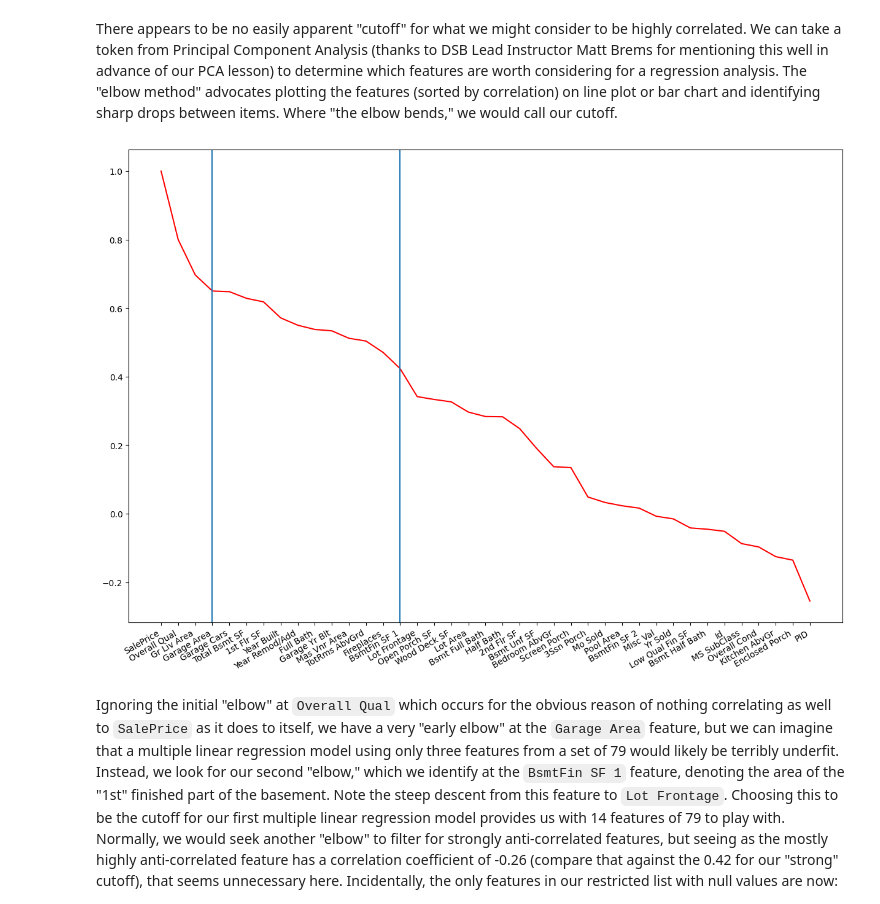
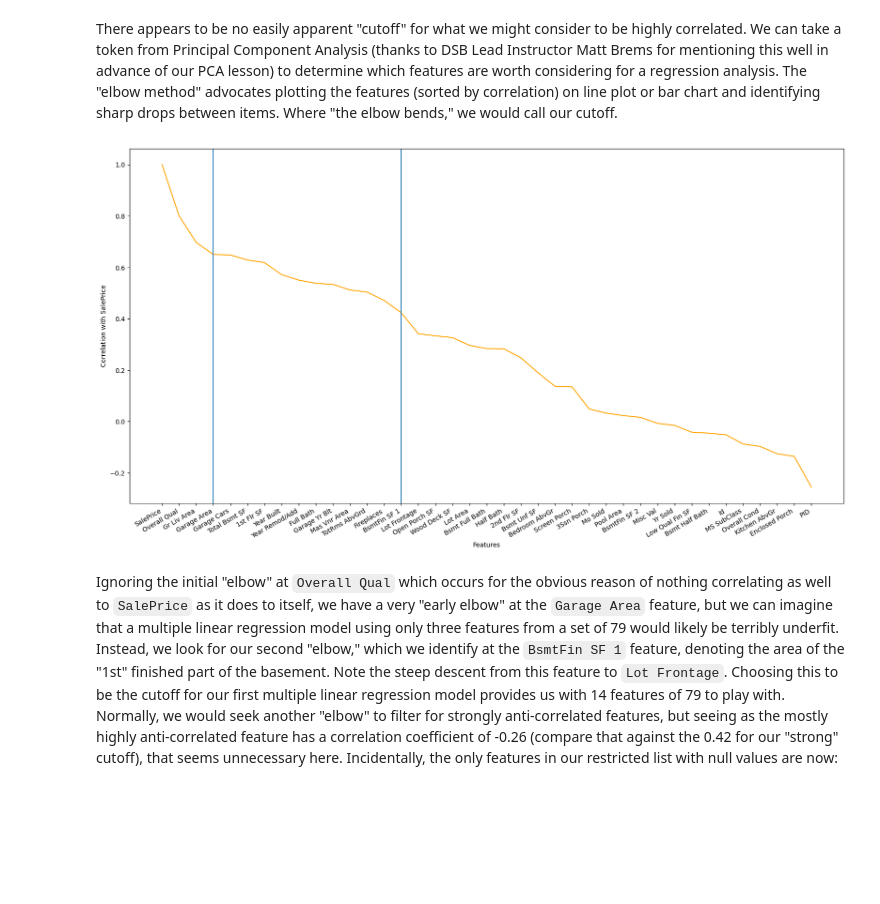
Before and after one commit to dmehta94/project-2-ames-housing-prediction, a Jupyter notebook: code/Project-2-Deval.ipynb, the cells around one changed output. Saved outputs shown, nothing was run; the diff lists cells and outputs as text; code cells hidden in the pictures; blank space fills up the shorter version.

Commit message:
Notebook and README updated, all images generated and saved, outputs saved, and Kaggle submissions uploaded.

```diff
--- a/code/Project-2-Deval.ipynb
+++ b/code/Project-2-Deval.ipynb
@@ -429,15 +308,18 @@ sns.heatmap(ames_training.corr(numeric_only = True)[['SalePrice']].sort_values(b
 # %% [markdown]
 There appears to be no easily apparent "cutoff" for what we might consider to be highly correlated. We can take a token from Principal Component Analysis (thanks to DSB Lead Instructor Matt Brems for mentioning this well in advance of our PCA lesson) to determine which features are worth considering for a regression analysis. The "elbow method" advocates plotting the features (sorted by correlation) on line plot or bar chart and identifying sharp drops between items. Where "the elbow bends," we would call our cutoff.
 # %%
-plt.figure(figsize = (15,10))
+plt.figure(figsize = (20,10))
 plt.plot(ames_training.corr(numeric_only = True)[['SalePrice']].sort_values(by = 'SalePrice', ascending = False).index,
          ames_training.corr(numeric_only = True)[['SalePrice']].sort_values(by = 'SalePrice', ascending = False),
-         c = 'red')
+         c = 'orange')
 plt.axvline(x = 3)
 plt.axvline(x = 14)
-plt.xticks(rotation = 30, ha = 'right');
+plt.xticks(rotation = 30, ha = 'right')
+plt.xlabel('Features')
+plt.ylabel('Correlation with SalePrice')
+plt.savefig('../images/elbow_method.png', dpi = 300);
 # %% [output]
-[figure, old version]
+[figure, new version]
 # %% [markdown]
 Ignoring the initial "elbow" at `Overall Qual` which occurs for the obvious reason of nothing correlating as well to `SalePrice` as it does to itself, we have a very "early elbow" at the `Garage Area` feature, but we can imagine that a multiple linear regression model using only three features from a set of 79 would likely be terribly underfit. Instead, we look for our second "elbow," which we identify at the `BsmtFin SF 1` feature, denoting the area of the "1st" finished part of the basement. Note the steep descent from this feature to `Lot Frontage`. Choosing this to be the cutoff for our first multiple linear regression model provides us with 14 features of 79 to play with. Normally, we would seek another "elbow" to filter for strongly anti-correlated features, but seeing as the mostly highly anti-correlated feature has a correlation coefficient of -0.26 (compare that against the 0.42 for our "strong" cutoff), that seems unnecessary here. Incidentally, the only features in our restricted list with null values are now:
 * `Garage Area`
```
Also changed, not shown: parts of 66 cells of this notebook, 13 other files.
